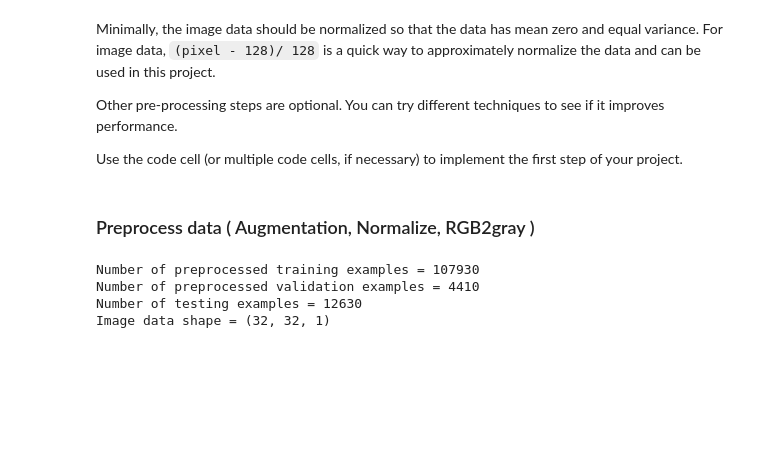
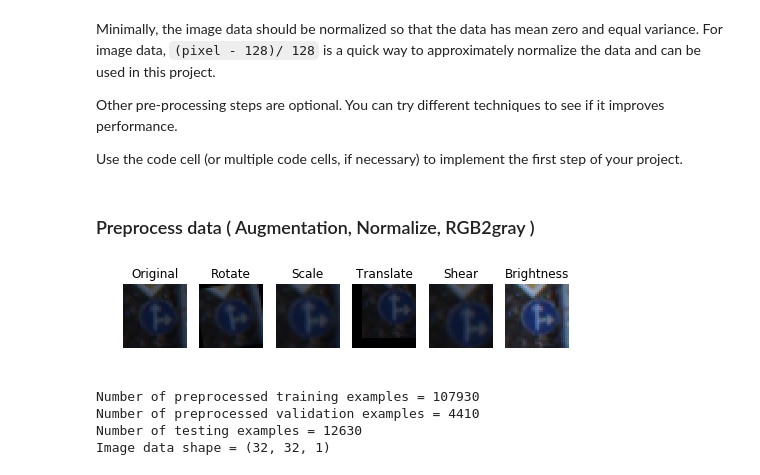
Before and after one commit to wuqianliang/ND013, a Jupyter notebook: traffic sign/Traffic_Sign_Classifier.ipynb, the cells around one changed output. Cells and saved outputs as stored; diff of their text form; code cells hidden in the pictures; blank space fills up the shorter version.

```diff
--- a/traffic sign/Traffic_Sign_Classifier.ipynb
+++ b/traffic sign/Traffic_Sign_Classifier.ipynb
@@ -280,6 +280,25 @@ def preprocess(img):
     img = grayscale(img)
     img = center_normalize(img)
     return img
+# %%
+image = X_train[1000, :, :, :]
+
+transform_exmpl = [image,
+                   image_rotate(image, 10),
+                   image_scale(image, 1.2),
+                   image_translate(image, 5, -5),
+                   image_shear(image, 10),
+                   image_brightness(image, 2.0)]
+
+transform_title = ['Original', 'Rotate', 'Scale', 'Translate', 'Shear', 'Brightness']
+
+fig, sign = plt.subplots(1, 6, figsize=(8,5))
+for i in range(6):
+    sign[i].imshow(transform_exmpl[i])
+    sign[i].axis('off')
+    sign[i].set_title(transform_title[i])
+# %% [output]
+[figure, added]
 # %%
 ### Preprocess the data here. It is required to normalize the data. Other preprocessing steps could include
 ### converting to grayscale, etc.
```
Also changed, not shown: parts of 14 cells of this notebook.
